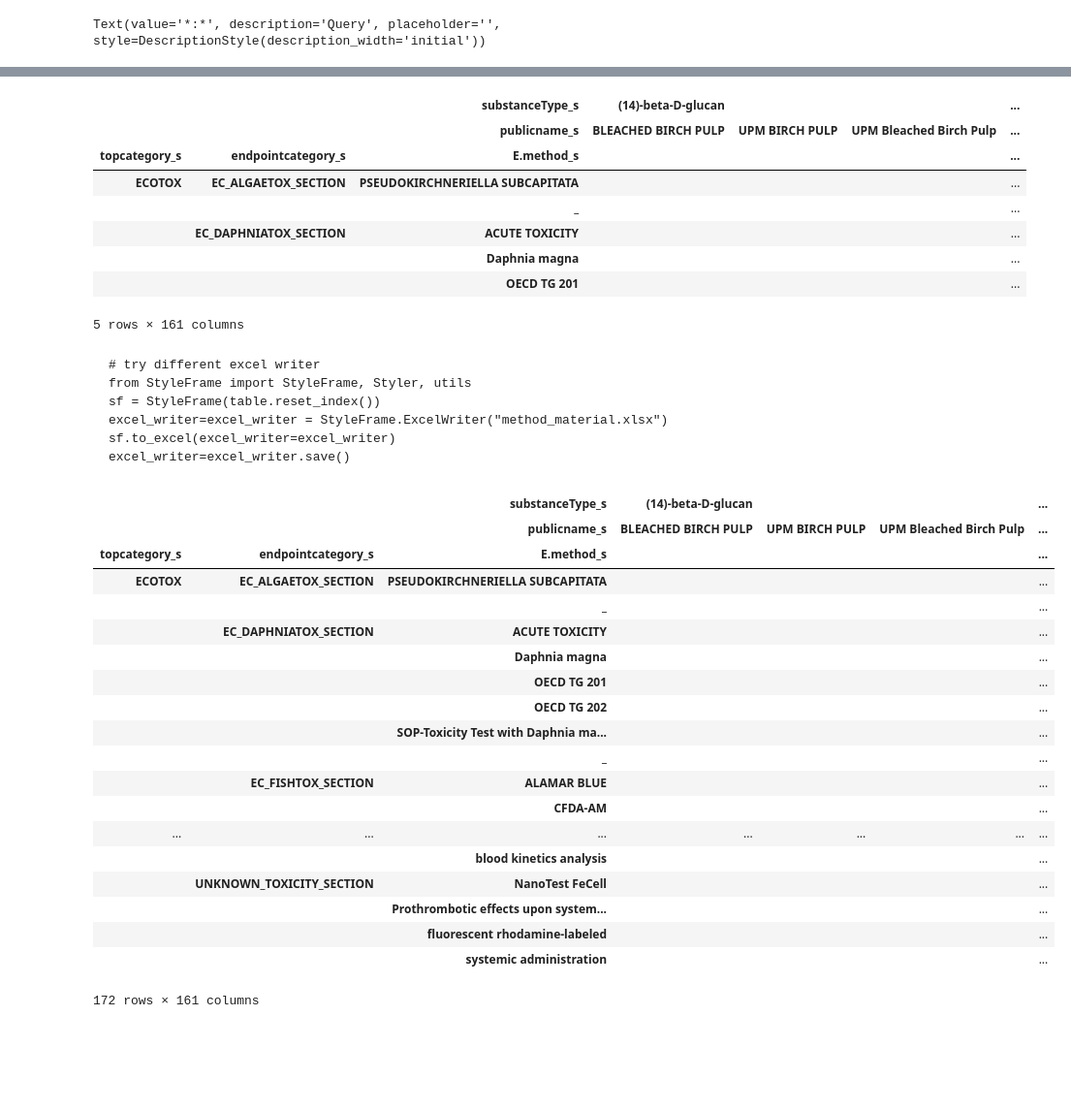
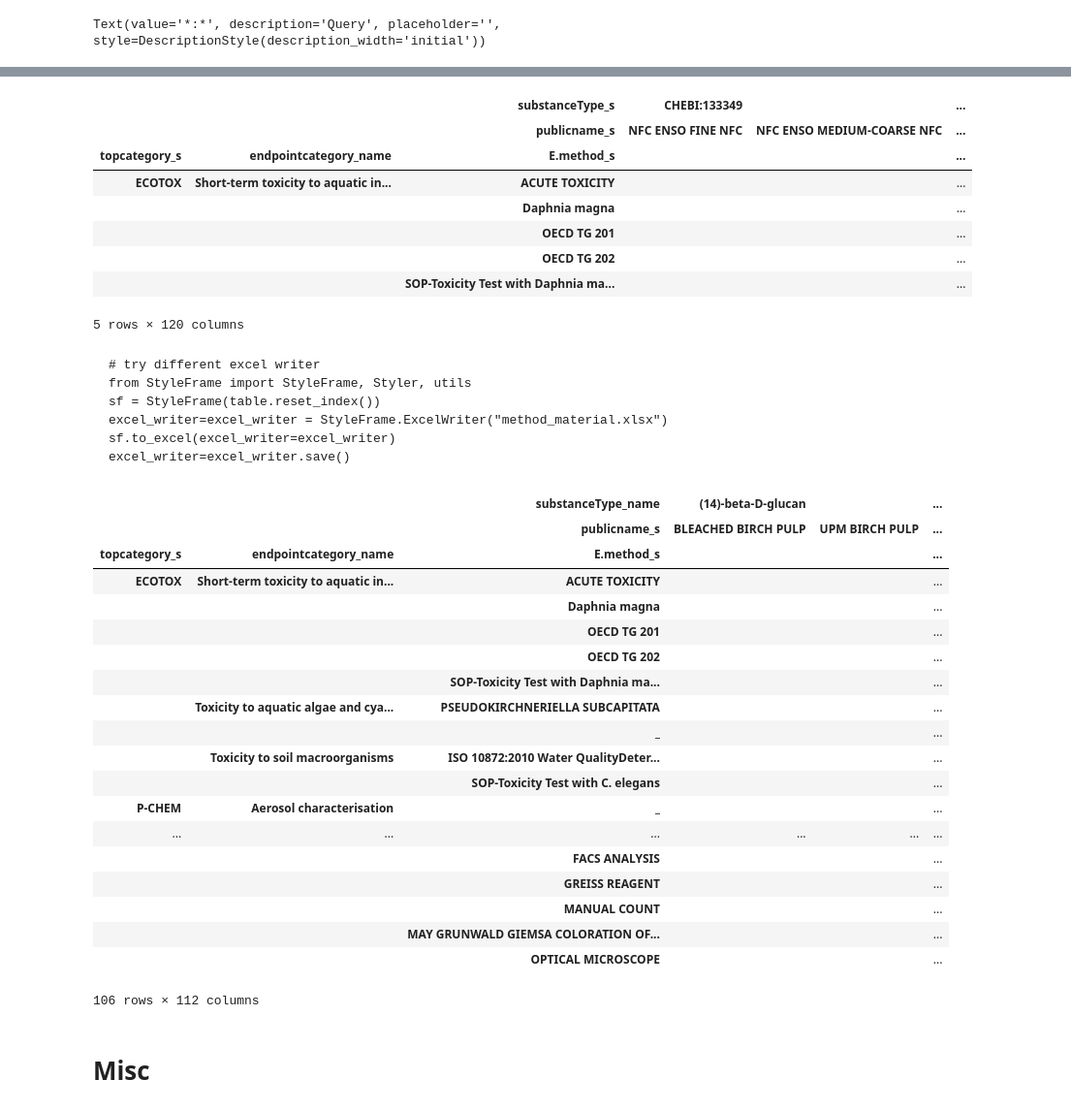
Before and after one commit to ideaconsult/notebooks-ambit, a Jupyter notebook: enanomapper/summary.ipynb, the cells around one changed output, grey strips where cells are left out. Shown: that part at 97% size. Drawn from its saved outputs; the diff is of its cells as text; code cells hidden in the pictures; blank space fills up the shorter version.

````diff
--- a/enanomapper/summary.ipynb
+++ b/enanomapper/summary.ipynb
@@ -111,18 +117,18 @@ else:
 # %%
-table = pd.pivot_table(df, values='Number of data points', index=['topcategory_s','endpointcategory_s',method_field], columns=[ 'substanceType_s',"publicname_s"], aggfunc=np.sum).fillna("");
+table = pd.pivot_table(df, values='Number of data points', index=['topcategory_s','endpointcategory_name',method_field], columns=[ 'substanceType_s',"publicname_s"], aggfunc=np.sum).fillna("");
 display(table.head())
 
 table.reset_index().to_excel("method_material.xlsx")
 # %% [output]
-|  |  | substanceType_s | (14)-beta-D-glucan |  |  | ... |
-|  |  | publicname_s | BLEACHED BIRCH PULP | UPM BIRCH PULP | UPM Bleached Birch Pulp | ... |
-| topcategory_s | endpointcategory_s | E.method_s |  |  |  | ... |
-| ECOTOX | EC_ALGAETOX_SECTION | PSEUDOKIRCHNERIELLA SUBCAPITATA |  |  |  | ... |
-|  |  | _ |  |  |  | ... |
-|  | EC_DAPHNIATOX_SECTION | ACUTE TOXICITY |  |  |  | ... |
-|  |  | Daphnia magna |  |  |  | ... |
-|  |  | OECD TG 201 |  |  |  | ... |
+|  |  | substanceType_s | CHEBI:133349 |  | ... |
+|  |  | publicname_s | NFC ENSO FINE NFC | NFC ENSO MEDIUM-COARSE NFC | ... |
+| topcategory_s | endpointcategory_name | E.method_s |  |  | ... |
+| ECOTOX | Short-term toxicity to aquatic in... | ACUTE TOXICITY |  |  | ... |
+|  |  | Daphnia magna |  |  | ... |
+|  |  | OECD TG 201 |  |  | ... |
+|  |  | OECD TG 202 |  |  | ... |
+|  |  | SOP-Toxicity Test with Daphnia ma... |  |  | ... |
-5 rows × 161 columns
+5 rows × 120 columns
 # %% [markdown]
 ```
 # try different excel writer
@@ -133,31 +139,33 @@ sf.to_excel(excel_writer=excel_writer)
 excel_writer=excel_writer.save()
 ```
 # %%
-table = pd.pivot_table(df, values='reference_owner_s', index=['topcategory_s','endpointcategory_s',method_field], columns=[ 'substanceType_s','publicname_s'],
+table = pd.pivot_table(df, values='reference_owner_s', index=['topcategory_s','endpointcategory_name',method_field], columns=[ 'substanceType_name','publicname_s'],
                              aggfunc=lambda x: ' '.join(str(v) for v in x)).fillna("")
 
 #display(table.head())
 display(table)
 # %% [output]
-|  |  | substanceType_s | (14)-beta-D-glucan |  |  | ... |
-|  |  | publicname_s | BLEACHED BIRCH PULP | UPM BIRCH PULP | UPM Bleached Birch Pulp | ... |
-| topcategory_s | endpointcategory_s | E.method_s |  |  |  | ... |
-| ECOTOX | EC_ALGAETOX_SECTION | PSEUDOKIRCHNERIELLA SUBCAPITATA |  |  |  | ... |
-|  |  | _ |  |  |  | ... |
-|  | EC_DAPHNIATOX_SECTION | ACUTE TOXICITY |  |  |  | ... |
-|  |  | Daphnia magna |  |  |  | ... |
-|  |  | OECD TG 201 |  |  |  | ... |
-|  |  | OECD TG 202 |  |  |  | ... |
-|  |  | SOP-Toxicity Test with Daphnia ma... |  |  |  | ... |
-|  |  | _ |  |  |  | ... |
-|  | EC_FISHTOX_SECTION | ALAMAR BLUE |  |  |  | ... |
-|  |  | CFDA-AM |  |  |  | ... |
-| ... | ... | ... | ... | ... | ... | ... |
-|  |  | blood kinetics analysis |  |  |  | ... |
-|  | UNKNOWN_TOXICITY_SECTION | NanoTest FeCell |  |  |  | ... |
-|  |  | Prothrombotic effects upon system... |  |  |  | ... |
-|  |  | fluorescent rhodamine-labeled |  |  |  | ... |
-|  |  | systemic administration |  |  |  | ... |
+|  |  | substanceType_name | (14)-beta-D-glucan |  | ... |
+|  |  | publicname_s | BLEACHED BIRCH PULP | UPM BIRCH PULP | ... |
+| topcategory_s | endpointcategory_name | E.method_s |  |  | ... |
+| ECOTOX | Short-term toxicity to aquatic in... | ACUTE TOXICITY |  |  | ... |
+|  |  | Daphnia magna |  |  | ... |
+|  |  | OECD TG 201 |  |  | ... |
+|  |  | OECD TG 202 |  |  | ... |
+|  |  | SOP-Toxicity Test with Daphnia ma... |  |  | ... |
+|  | Toxicity to aquatic algae and cya... | PSEUDOKIRCHNERIELLA SUBCAPITATA |  |  | ... |
+|  |  | _ |  |  | ... |
+|  | Toxicity to soil macroorganisms | ISO 10872:2010 Water QualityDeter... |  |  | ... |
+|  |  | SOP-Toxicity Test with C. elegans |  |  | ... |
+| P-CHEM | Aerosol characterisation | _ |  |  | ... |
+| ... | ... | ... | ... | ... | ... |
+|  |  | FACS ANALYSIS |  |  | ... |
+|  |  | GREISS REAGENT |  |  | ... |
+|  |  | MANUAL COUNT |  |  | ... |
+|  |  | MAY GRUNWALD GIEMSA COLORATION OF... |  |  | ... |
+|  |  | OPTICAL MICROSCOPE |  |  | ... |
-172 rows × 161 columns
+106 rows × 112 columns
 # %%
 table.reset_index().to_excel("method_material_provider.xlsx")
+# %% [markdown]
+# Misc
````
Also changed, not shown: parts of 21 cells of this notebook.
